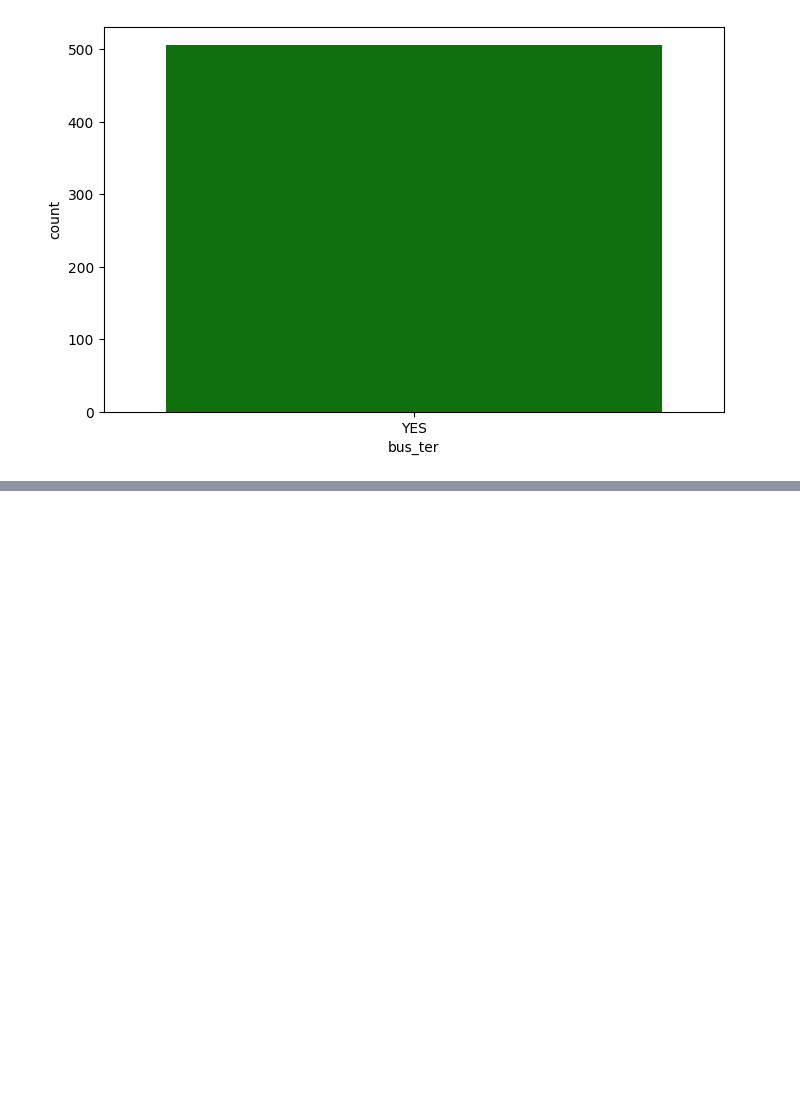
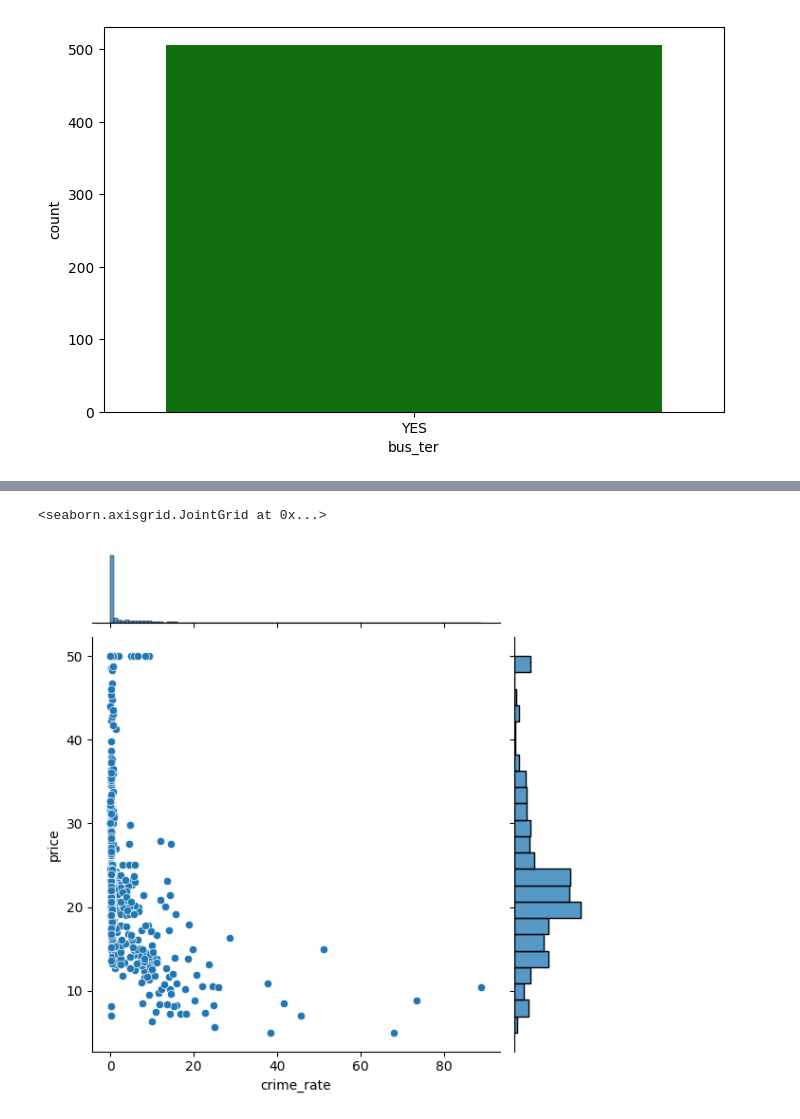
Before and after one commit to Fauzan555/House_price_prediction, a Jupyter notebook: House_pridict.ipynb, the cells around one changed output, grey strips where cells are left out. Cells and saved outputs as stored; diff of their text form; code cells hidden in the pictures; blank space fills up the shorter version.

Commit message:
analyzing house_price_data

```diff
--- a/House_pridict.ipynb
+++ b/House_pridict.ipynb
@@ -79,0 +113,2 @@ sns.countplot(x="bus_ter",data=df,color="green")
+# %%
+uv=np.percentile(df.n_hot_rooms,[99])[0]
@@ -79,0 +129,2 @@ sns.countplot(x="bus_ter",data=df,color="green")
+# %%
+df.n_hot_rooms[(df.n_hot_rooms>3*uv)]=3*uv
@@ -79,0 +152,2 @@ sns.countplot(x="bus_ter",data=df,color="green")
+# %%
+lv=np.percentile(df.rainfall,[1])[0]
@@ -79,0 +163,2 @@ sns.countplot(x="bus_ter",data=df,color="green")
+# %%
+df.rainfall[(df.rainfall< 0.3*lv)]=0.3*lv
@@ -79,0 +182,6 @@ sns.countplot(x="bus_ter",data=df,color="green")
+# %%
+# first check distriution
+sns.jointplot(x="crime_rate",y="price",data=df)
+# %% [output]
+<seaborn.axisgrid.JointGrid at 0x...>
+[figure, added]
```
Also changed, not shown: parts of 20 cells of this notebook.
